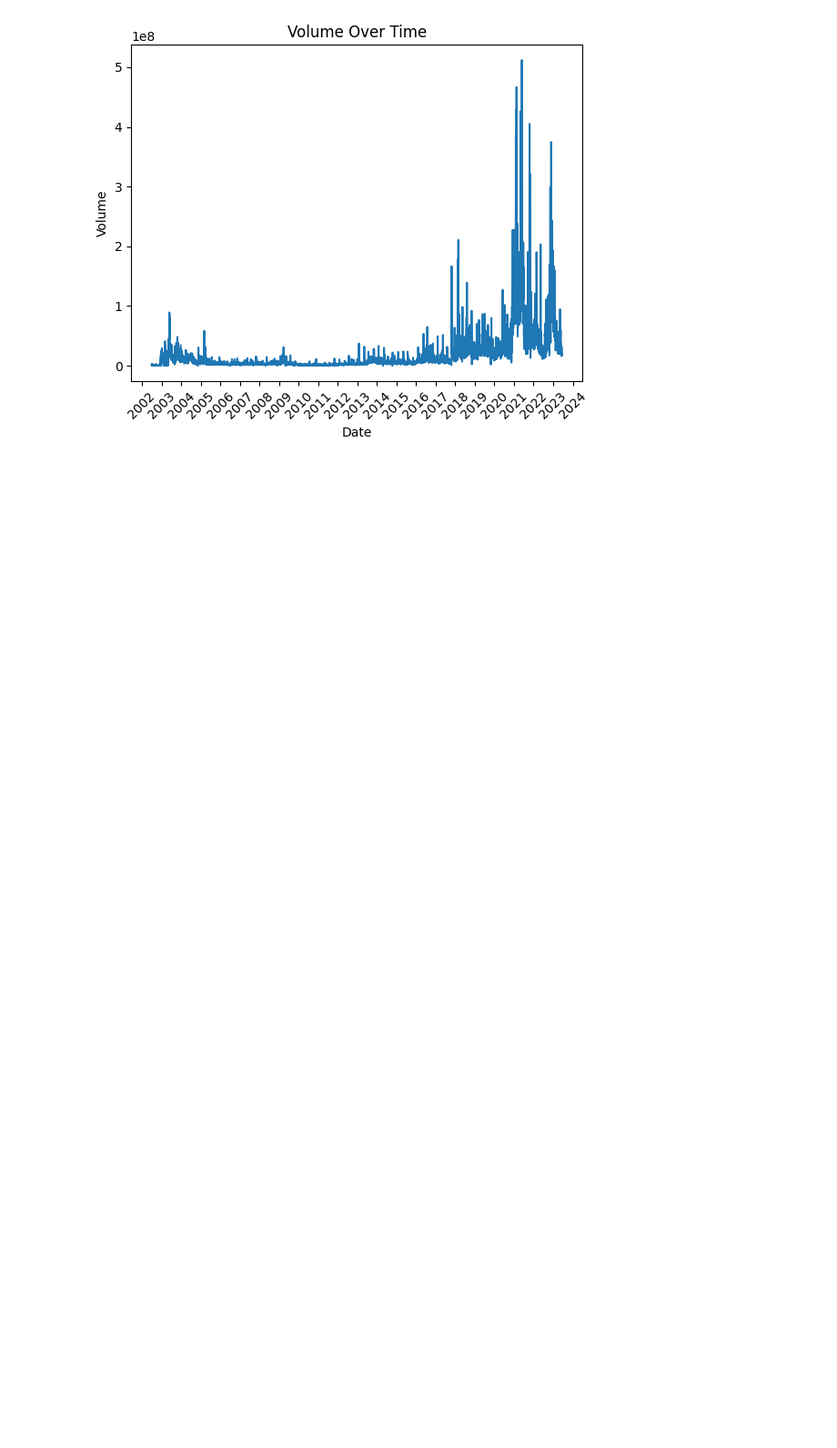
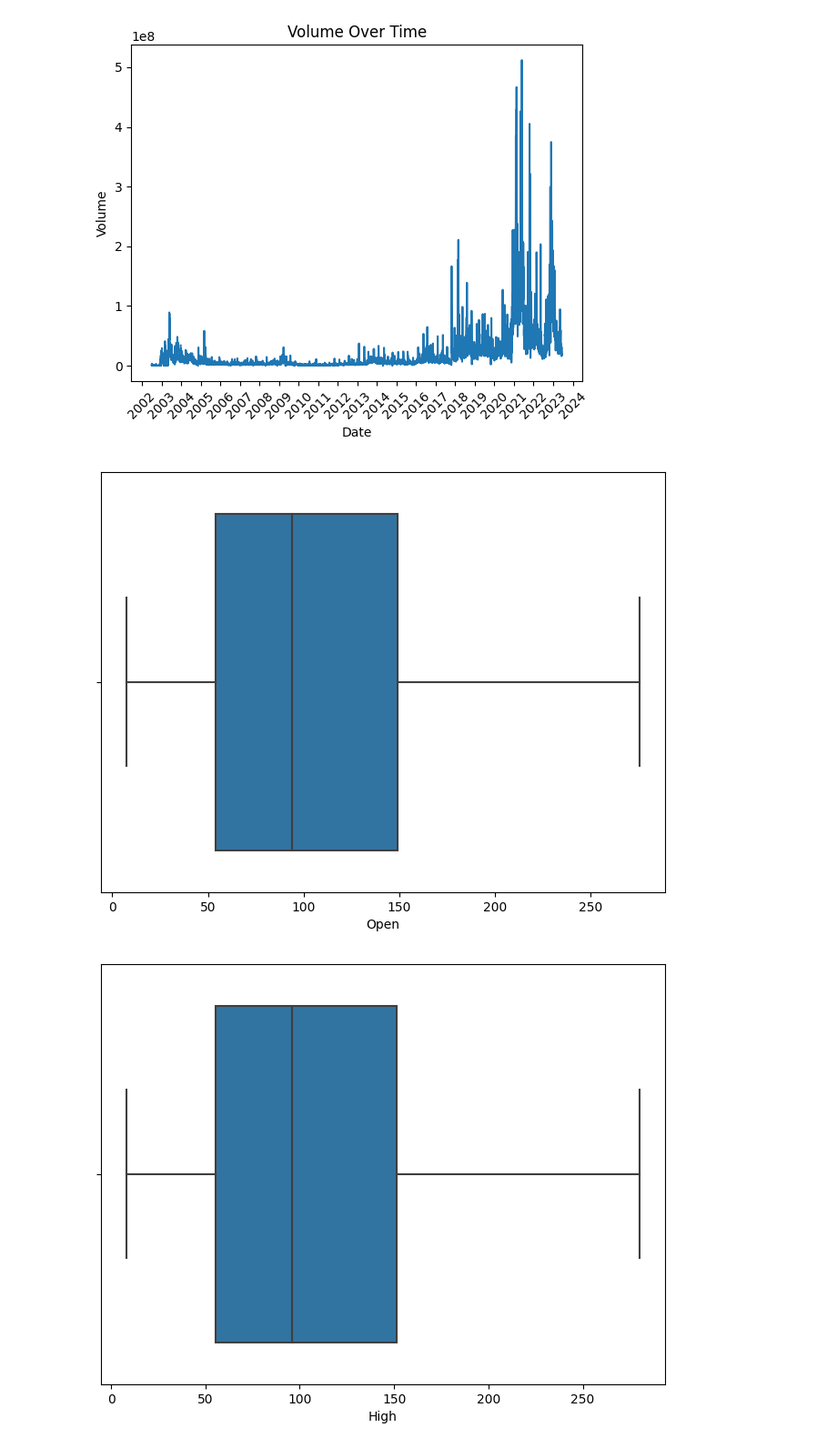
Before and after one commit to pi-mishra/PNB_stock_prediction, a Jupyter notebook: PNB_stock_prediction.ipynb, the cells around one changed output. Shown at 91% size. Saved outputs shown, nothing was run; the diff lists cells and outputs as text; code cells hidden in the pictures; blank space fills up the shorter version.

```diff
--- a/PNB_stock_prediction.ipynb
+++ b/PNB_stock_prediction.ipynb
@@ -82,3 +102,12 @@ for i in col:
 [figure]
 [figure]
 [figure]
+# %%
+
+for i in col:
+  plt.figure(figsize=(8, 6))
+  sns.boxplot(x=df[i])
+  plt.show()
+# %% [output]
+[figure, added]
+[figure, added]
```
Also changed, not shown: parts of 6 cells of this notebook.
